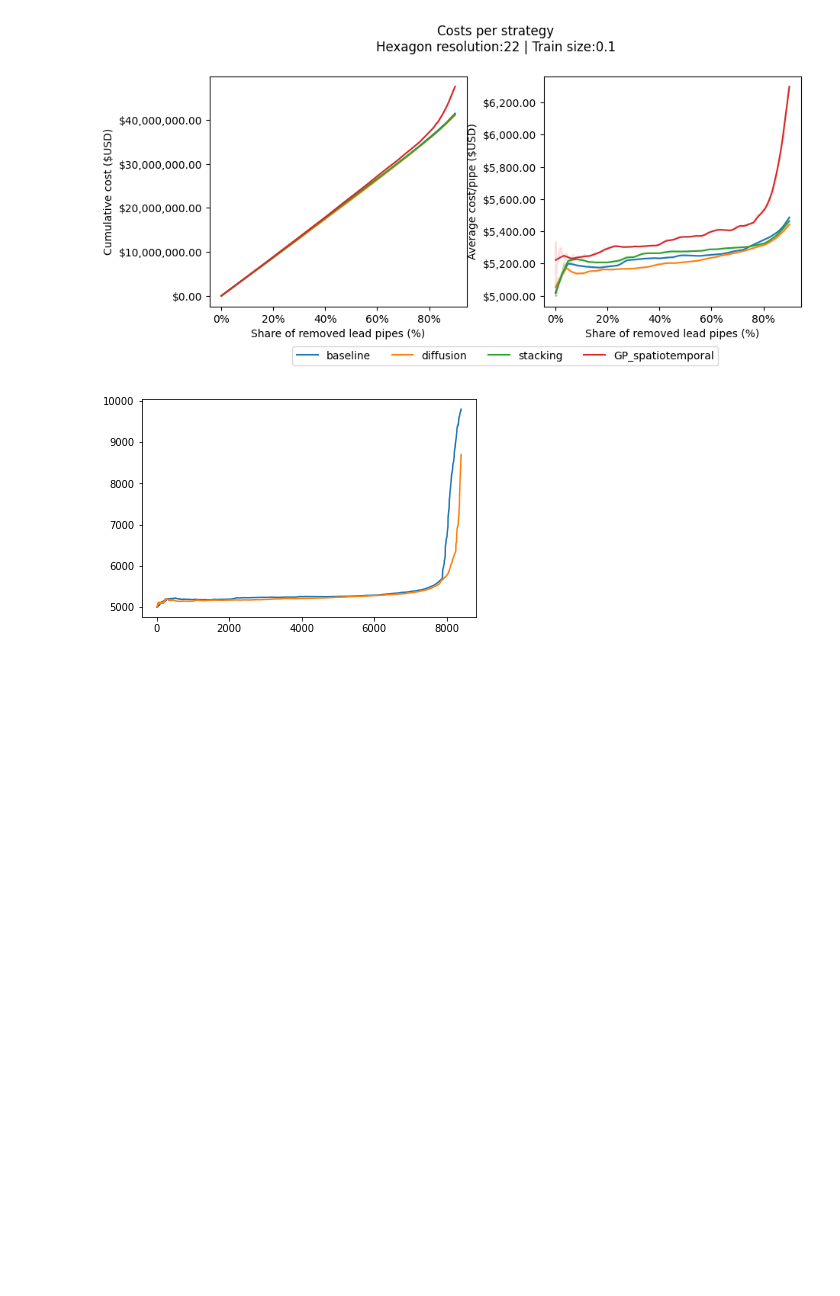
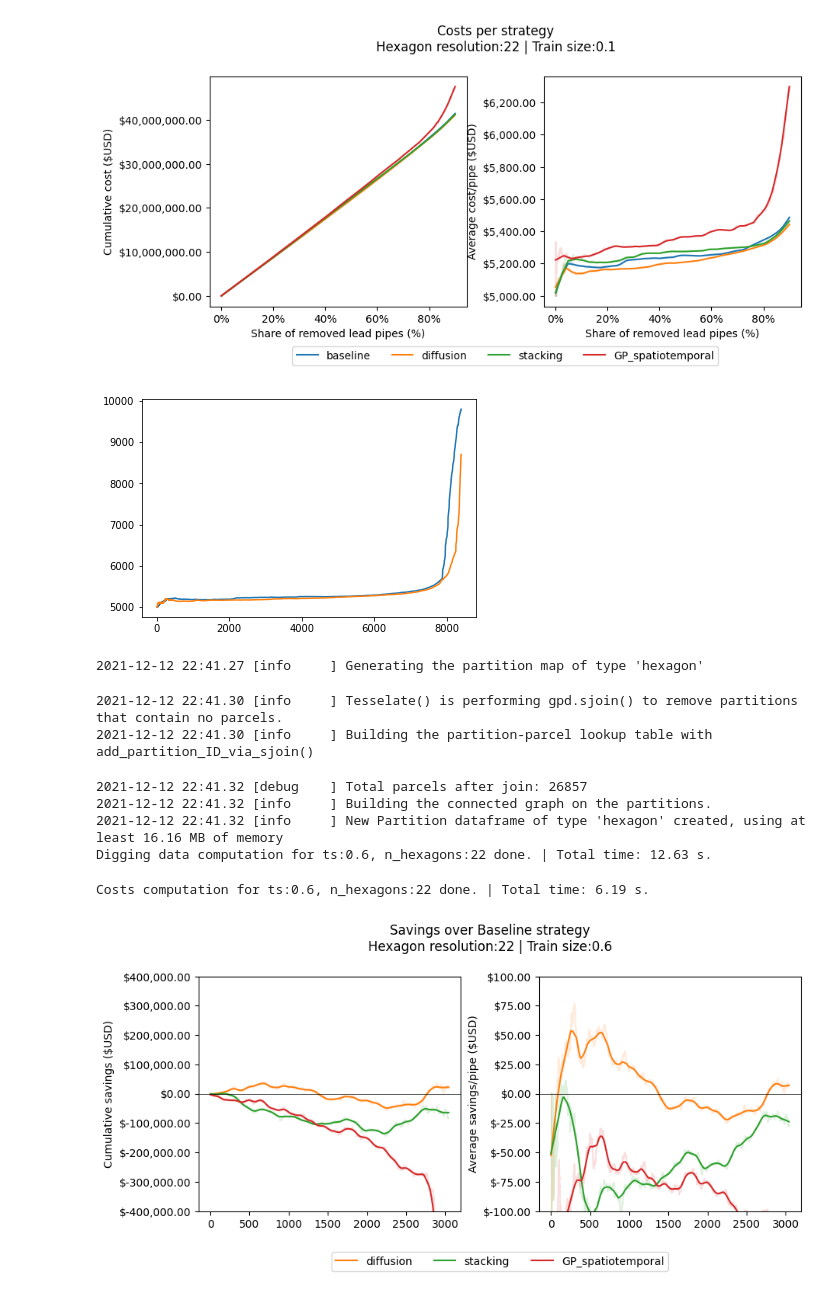
Before and after one commit to mcembalest/teamBlueConduit, a Jupyter notebook: notebooks/modeling/Costs.ipynb, the cells around one changed output. Drawn from its saved outputs; the diff is of its cells as text; code cells hidden in the pictures; blank space fills up the shorter version.

```diff
--- a/notebooks/modeling/Costs.ipynb
+++ b/notebooks/modeling/Costs.ipynb
@@ -53,4 +53,16 @@ plt.plot(costs_handler.costs['ts_0.1']['res_22']['diffusion']['cost_avg'])
 plt.show()
 # %% [output]
 [figure]
+# %%
+costs_handler.plot_costs(res=22, ts=0.6, savefig=True, norm_x=False, plot_dir='../../plots/savings')
+# %% [output]
+2021-12-12 22:41.27 [info     ] Generating the partition map of type 'hexagon'
+2021-12-12 22:41.30 [info     ] Tesselate() is performing gpd.sjoin() to remove partitions that contain no parcels.
+2021-12-12 22:41.30 [info     ] Building the partition-parcel lookup table with add_partition_ID_via_sjoin()
+2021-12-12 22:41.32 [debug    ] Total parcels after join: 26857
+2021-12-12 22:41.32 [info     ] Building the connected graph on the partitions.
+2021-12-12 22:41.32 [info     ] New Partition dataframe of type 'hexagon' created, using at least 16.16 MB of memory
+Digging data computation for ts:0.6, n_hexagons:22 done. | Total time: 12.63 s.
+Costs computation for ts:0.6, n_hexagons:22 done. | Total time: 6.19 s.
+[figure, added]
 # %%
```
Also changed, not shown: parts of 3 cells of this notebook, 12 other files.
